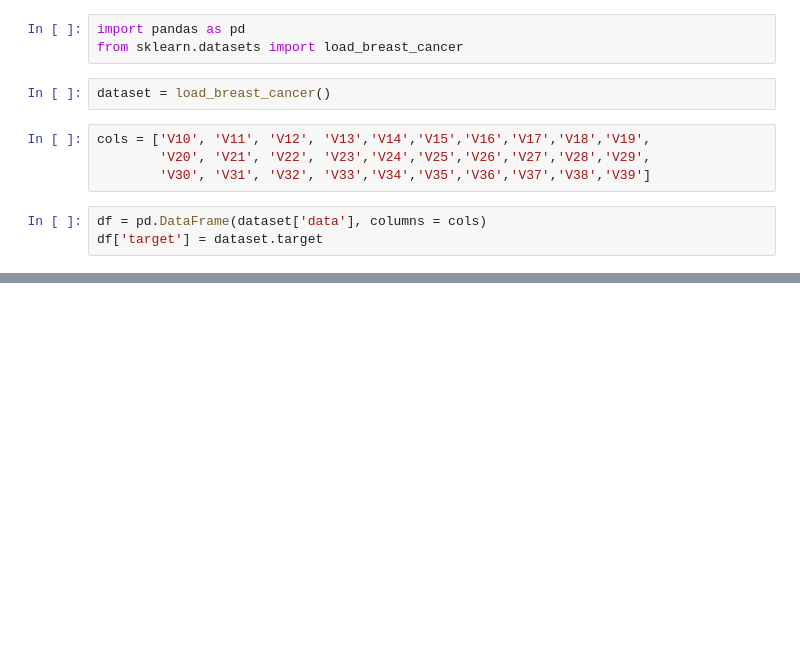
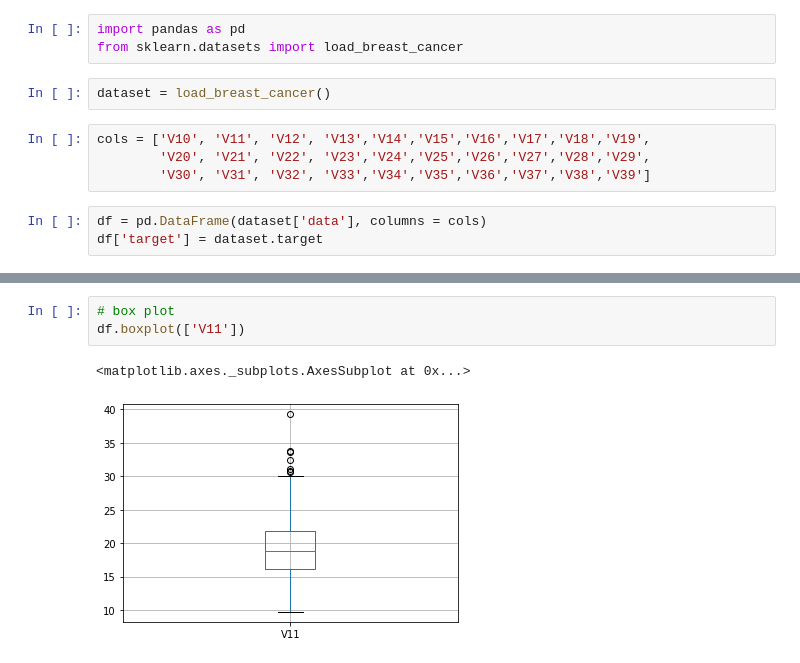
Before and after one commit to d-smith/ml-speciality-notes, a Jupyter notebook: 02-elements-of-data-science/data-stats.ipynb, the cells around one changed output, grey strips where cells are left out. Saved outputs shown, nothing was run; the diff lists cells and outputs as text; blank space fills up the shorter version.

```diff
--- a/02-elements-of-data-science/data-stats.ipynb
+++ b/02-elements-of-data-science/data-stats.ipynb
@@ -24,0 +78,6 @@ df['target'].value_counts()
+# %%
+# box plot
+df.boxplot(['V11'])
+# %% [output]
+<matplotlib.axes._subplots.AxesSubplot at 0x...>
+[figure, added]
```
Also changed, not shown: parts of 10 cells of this notebook.
